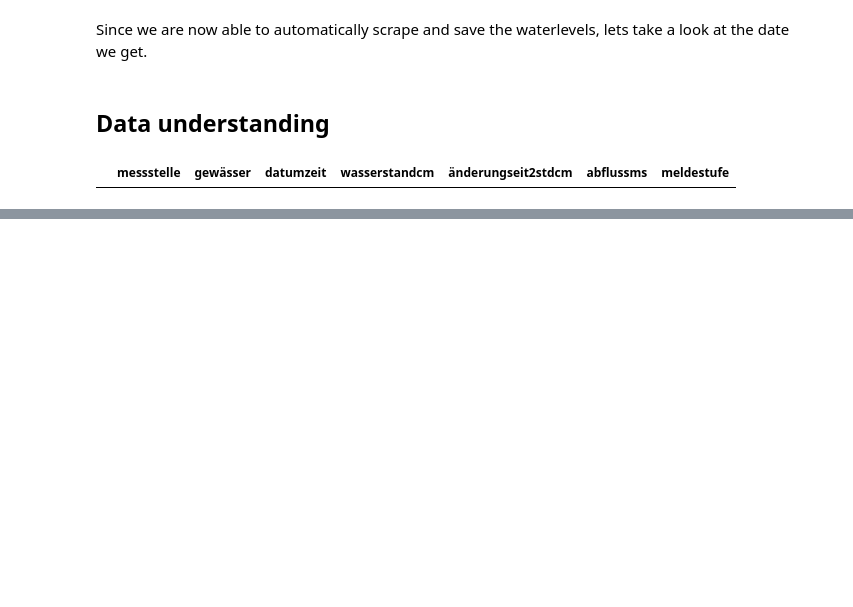
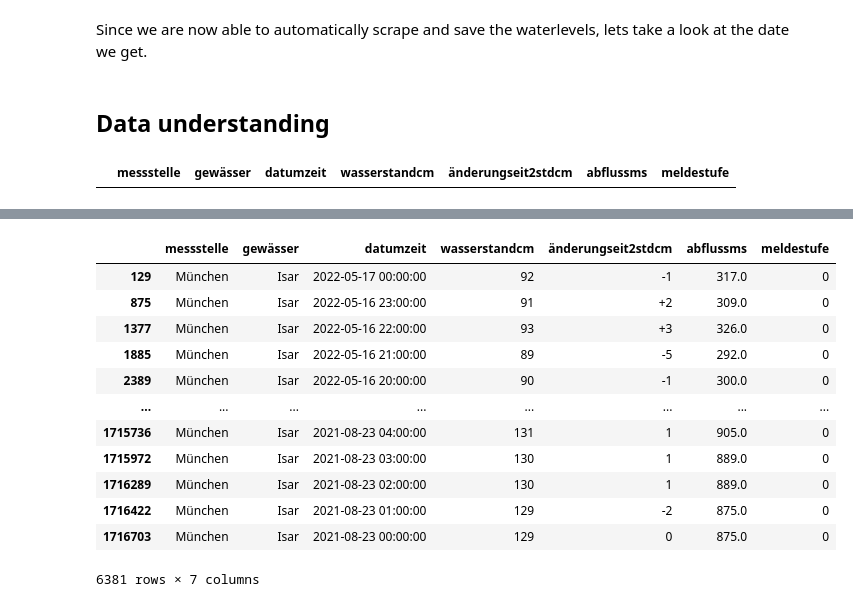
Before and after one commit to sonnyplankton/IsarWaterLevels, a Jupyter notebook: Bay Flüsse Pegelstände Scraping.ipynb, the cells around one changed output, grey strips where cells are left out. Drawn from its saved outputs; the diff is of its cells as text; code cells hidden in the pictures; blank space fills up the shorter version.

```diff
--- a/Bay Flüsse Pegelstände Scraping.ipynb
+++ b/Bay Flüsse Pegelstände Scraping.ipynb
@@ -313,0 +346,16 @@ memory usage: 46.8+ MB
+# %%
+river_data[river_data['messstelle'] == 'München']
+# %% [output]
+|  | messstelle | gewässer | datumzeit | wasserstandcm | änderungseit2stdcm | abflussms | meldestufe |
+| 129 | München | Isar | 2022-05-17 00:00:00 | 92 | -1 | 317.0 | 0 |
+| 875 | München | Isar | 2022-05-16 23:00:00 | 91 | +2 | 309.0 | 0 |
+| 1377 | München | Isar | 2022-05-16 22:00:00 | 93 | +3 | 326.0 | 0 |
+| 1885 | München | Isar | 2022-05-16 21:00:00 | 89 | -5 | 292.0 | 0 |
+| 2389 | München | Isar | 2022-05-16 20:00:00 | 90 | -1 | 300.0 | 0 |
+| ... | ... | ... | ... | ... | ... | ... | ... |
+| 1715736 | München | Isar | 2021-08-23 04:00:00 | 131 | 1 | 905.0 | 0 |
+| 1715972 | München | Isar | 2021-08-23 03:00:00 | 130 | 1 | 889.0 | 0 |
+| 1716289 | München | Isar | 2021-08-23 02:00:00 | 130 | 1 | 889.0 | 0 |
+| 1716422 | München | Isar | 2021-08-23 01:00:00 | 129 | -2 | 875.0 | 0 |
+| 1716703 | München | Isar | 2021-08-23 00:00:00 | 129 | 0 | 875.0 | 0 |
+6381 rows × 7 columns
```
Also changed, not shown: parts of 8 cells of this notebook.
